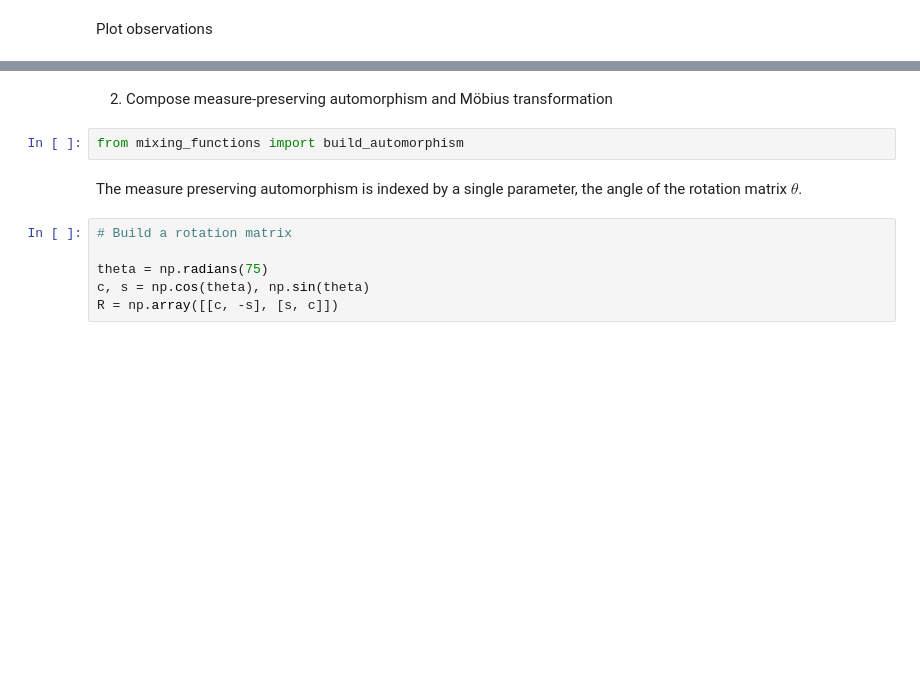
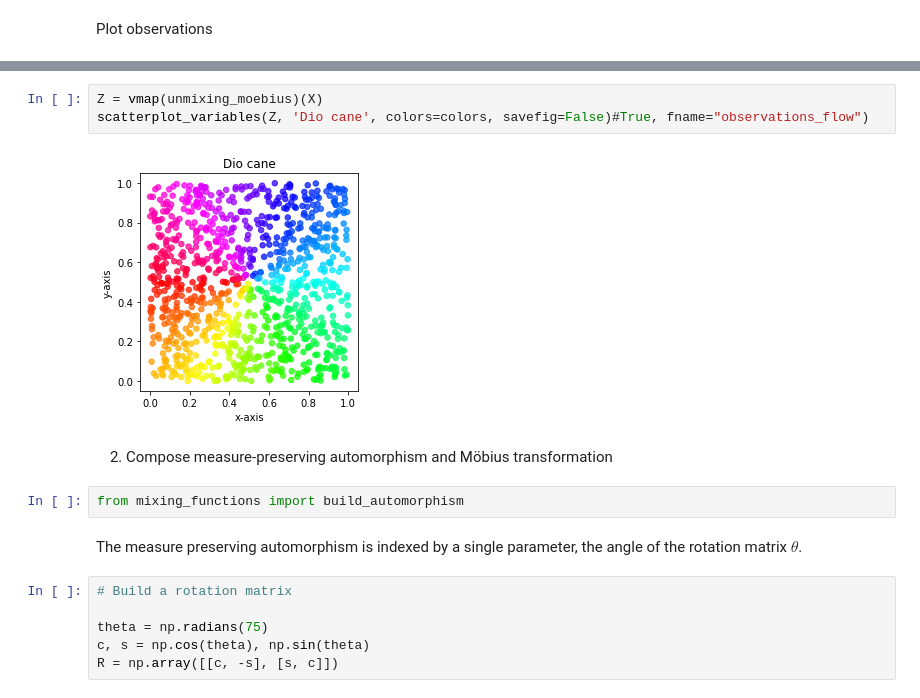
Before and after one commit to lgresele/independent-mechanism-analysis, a Jupyter notebook: Experiment_composition_measure_preserving_automorphism.ipynb, the cells around one changed output, grey strips where cells are left out. Saved outputs shown, nothing was run; the diff lists cells and outputs as text; blank space fills up the shorter version.

```diff
--- a/Experiment_composition_measure_preserving_automorphism.ipynb
+++ b/Experiment_composition_measure_preserving_automorphism.ipynb
@@ -77,3 +68,8 @@ scatterplot_variables(X, 'Observations', colors=colors, savefig=False)#True, fna
+# %%
+Z = vmap(unmixing_moebius)(X)
+scatterplot_variables(Z, 'Dio cane', colors=colors, savefig=False)#True, fname="observations_flow")
+# %% [output]
+[figure, added]
 # %% [markdown]
 2. Compose measure-preserving automorphism and Möbius transformation
 # %%
```
Also changed, not shown: parts of 30 cells of this notebook.
